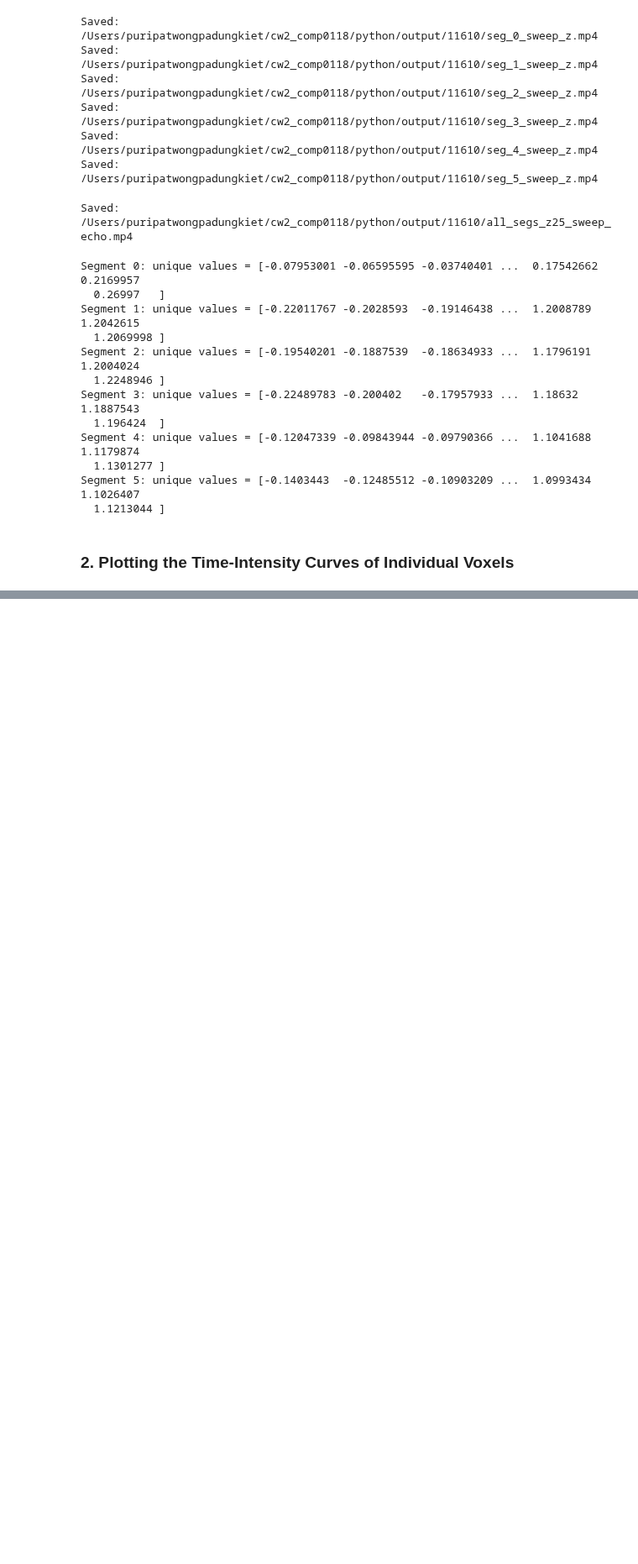
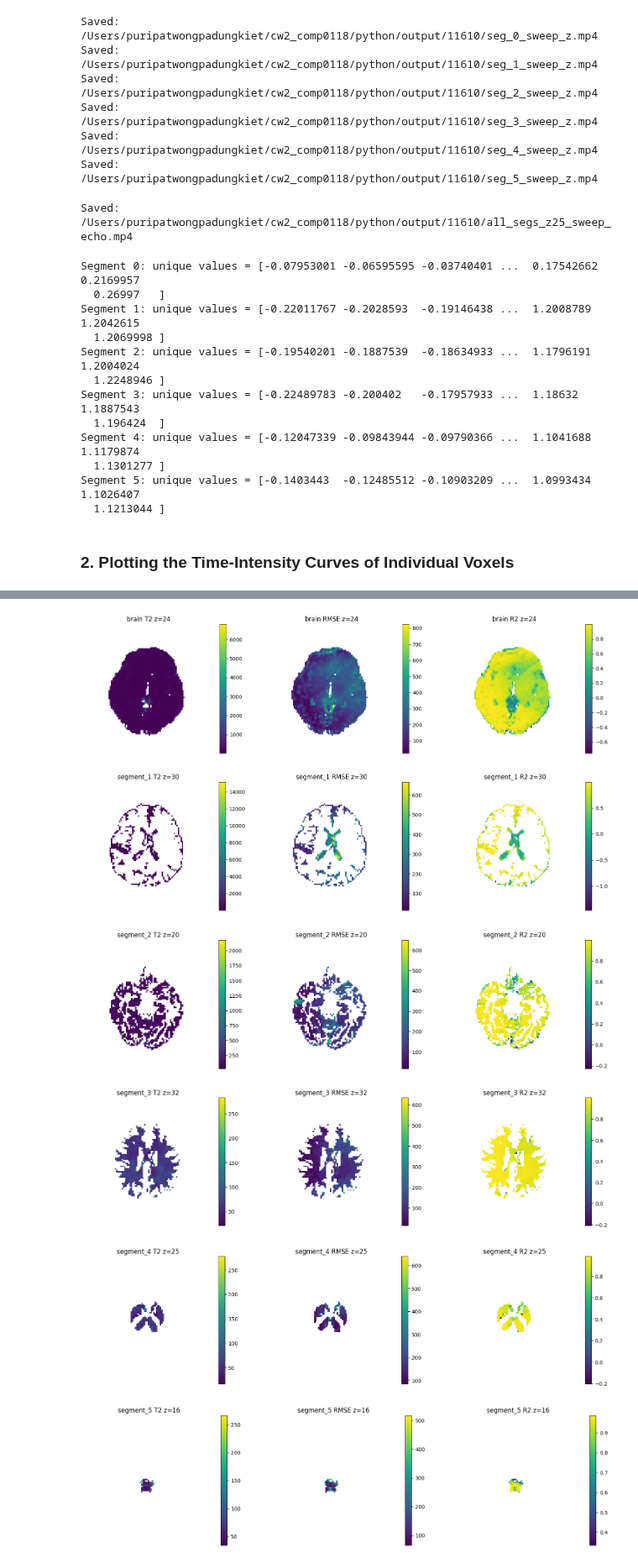
Before and after one commit to natobo/cw2_comp0118, a Jupyter notebook: python/src/eda.ipynb, the cells around one changed output, grey strips where cells are left out. Shown at 84% size. Cells and saved outputs as stored; diff of their text form; code cells hidden in the pictures; blank space fills up the shorter version.

```diff
--- a/python/src/eda.ipynb
+++ b/python/src/eda.ipynb
@@ -333,0 +1267,18 @@ plt.show()
+# %%
+import numpy as np
+import data
+
+dataset = data.load_dataset(17065)
+volume = np.asarray(dataset.reg, dtype=float)
+brain_mask = np.asarray(dataset.mask) > 0
+echo_times = np.asarray(data.get_echo_times()[: volume.shape[-1]], dtype=float)
+
+region_masks = build_region_masks(dataset.seg, brain_mask)
+fit_by_region = plot_fit_maps_by_region(volume, echo_times, region_masks)
+# %% [output]
+[figure, added]
+[figure, added]
+[figure, added]
+[figure, added]
+[figure, added]
+[figure, added]
```
Also changed, not shown: parts of 22 cells of this notebook.
